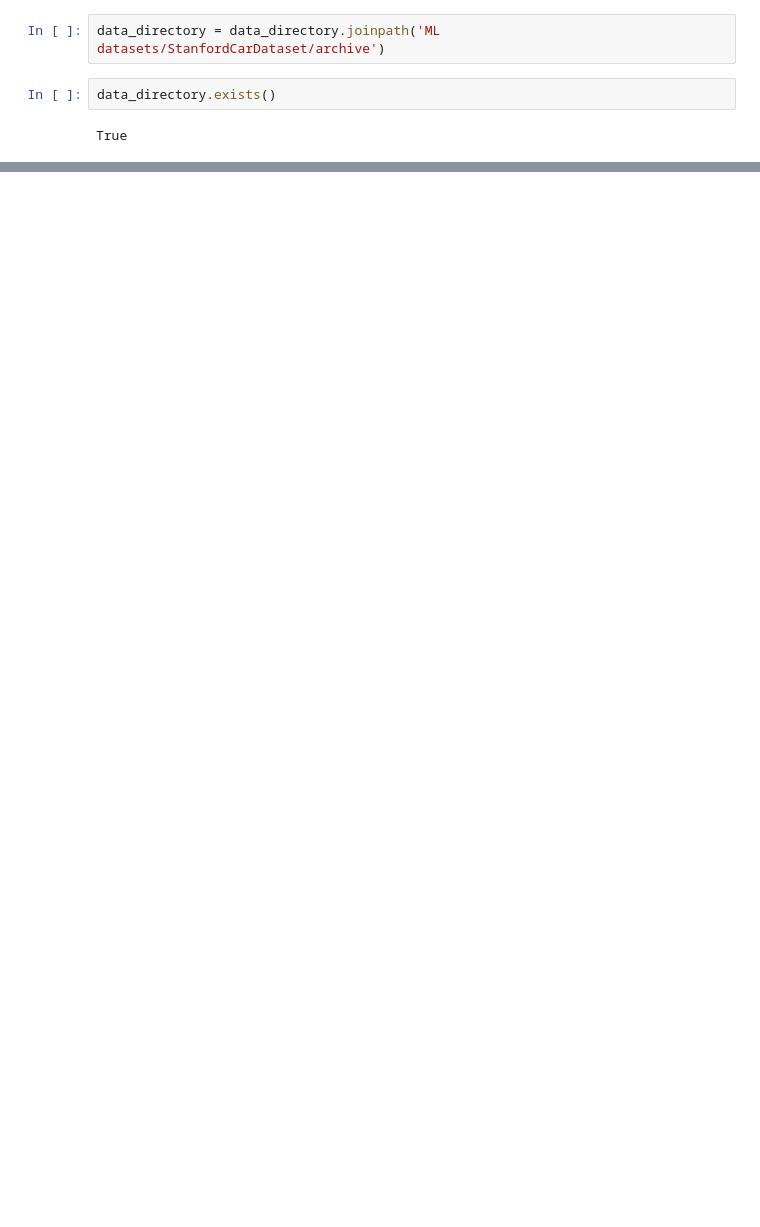
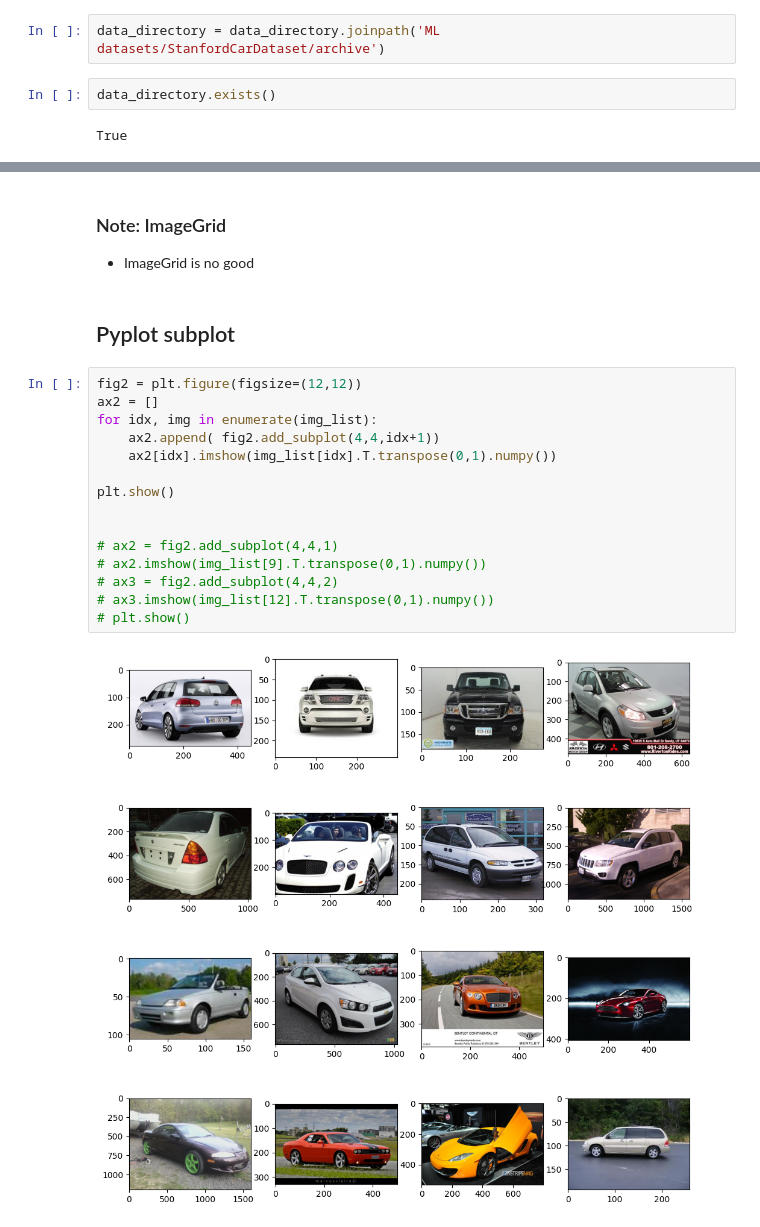
Before and after one commit to sameervk/CarsClassification_PyTorch_Lightning, a Jupyter notebook: notebooks/data_exploration_v0.ipynb, the cells around one changed output, grey strips where cells are left out. Cells and saved outputs as stored; diff of their text form; blank space fills up the shorter version.

```diff
--- a/notebooks/data_exploration_v0.ipynb
+++ b/notebooks/data_exploration_v0.ipynb
@@ -29,0 +149,22 @@ PosixPath('/media/skesava/D/Training/ML datasets/StanfordCarDataset/archive')
+# %% [markdown]
+### Note: ImageGrid
+* ImageGrid is no good
+# %% [markdown]
+## Pyplot subplot
+# %%
+fig2 = plt.figure(figsize=(12,12))
+ax2 = []
+for idx, img in enumerate(img_list):
+    ax2.append( fig2.add_subplot(4,4,idx+1))
+    ax2[idx].imshow(img_list[idx].T.transpose(0,1).numpy())
+
+plt.show()
+
+
+# ax2 = fig2.add_subplot(4,4,1)
+# ax2.imshow(img_list[9].T.transpose(0,1).numpy())
+# ax3 = fig2.add_subplot(4,4,2)
+# ax3.imshow(img_list[12].T.transpose(0,1).numpy())
+# plt.show()
+# %% [output]
+[figure, added]
```
Also changed, not shown: parts of 53 cells of this notebook.
